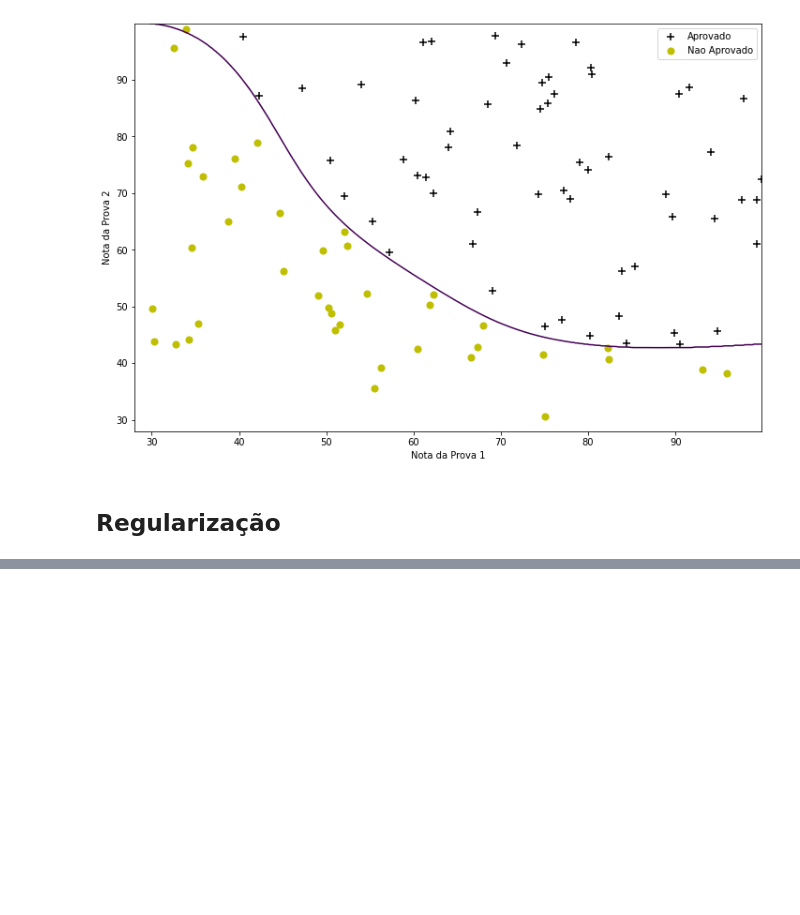
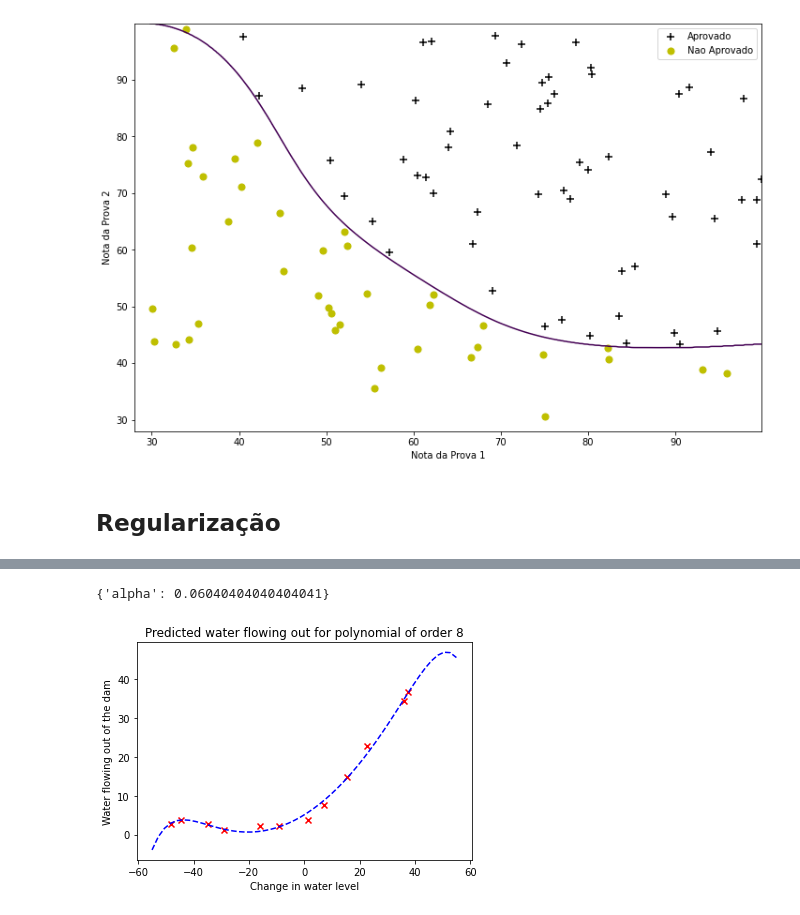
Before and after one commit to renatoor/machine-learning, a Jupyter notebook: T2/aprendizado-supervisionado.ipynb, the cells around one changed output, grey strips where cells are left out. Drawn from its saved outputs; the diff is of its cells as text; code cells hidden in the pictures; blank space fills up the shorter version.

```diff
--- a/T2/aprendizado-supervisionado.ipynb
+++ b/T2/aprendizado-supervisionado.ipynb
@@ -346,0 +403,20 @@ plt.show()
+# %%
+model_lasso = Lasso(alpha=1.0)
+#model_lasso.fit(X_poly_norm, y)
+
+params = {'alpha': np.linspace(.01, 5, 100)}
+
+grid = GridSearchCV(model_lasso, params, scoring='neg_mean_squared_error')
+grid.fit(X_poly_norm, y)
+
+print(grid.best_params_)
+
+plt.scatter(X, y, color='red', marker='x')
+plt.xlabel('Change in water level')
+plt.ylabel('Water flowing out of the dam')
+plt.plot(xvalue, grid.predict(xpolynorm), "b--")
+plt.title("Predicted water flowing out for polynomial of order 8")
+plt.show()
+# %% [output]
+{'alpha': 0.06040404040404041}
+[figure, added]
```
Also changed, not shown: parts of 11 cells of this notebook, 11 other files.
